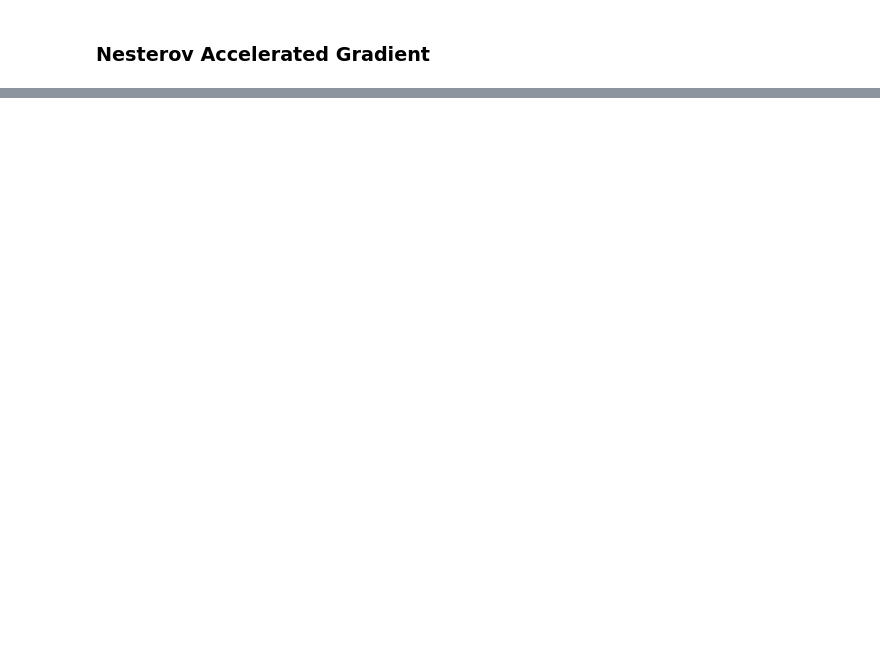
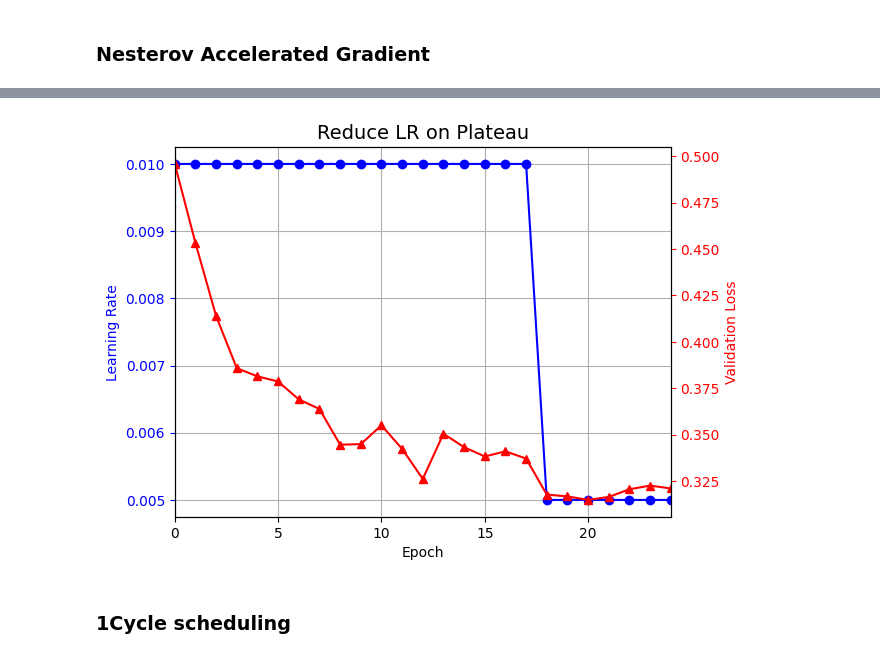
Before and after one commit to sayedgamal99/Data-Science, a Jupyter notebook: Educational/Hands-On-Machine-Learning/CH11 Training Deep Neural Networks/notebook.ipynb, the cells around one changed output, grey strips where cells are left out. Drawn from its saved outputs; the diff is of its cells as text; code cells hidden in the pictures; blank space fills up the shorter version.

```diff
--- a/Educational/Hands-On-Machine-Learning/CH11 Training Deep Neural Networks/notebook.ipynb
+++ b/Educational/Hands-On-Machine-Learning/CH11 Training Deep Neural Networks/notebook.ipynb
@@ -192,7 +199,7 @@ _________________________________________________________________
  ('batch_normalization/moving_variance:0', False)]
 # %%
 model.compile(loss="sparse_categorical_crossentropy", optimizer="sgd",
-              metrics="accuracy")
-model.fit(X_train, y_train, epochs=2, validation_data=(X_valid, y_valid))
+            metrics="accuracy")
+model.fit(X_train, y_train, epochs=2, validation_data=(X_valid, y_valid),batch_size=64)
 # %% [output]
 Epoch 1/2
@@ -508,0 +971,16 @@ Epoch 10/10
+# %%
+# extra code – use a tf.keras.callbacks.LearningRateScheduler like earlier
+
+n_epochs = 25
+
+lr_scheduler = tf.keras.callbacks.LearningRateScheduler(piecewise_constant_fn)
+
+model = build_model()
+optimizer = tf.keras.optimizers.Nadam(learning_rate=lr0)
+model.compile(loss="sparse_categorical_crossentropy", optimizer=optimizer,
+              metrics=["accuracy"])
+history = model.fit(X_train, y_train, epochs=n_epochs,
+                    validation_data=(X_valid, y_valid),
+                    callbacks=[lr_scheduler],
+                    # initial_epoch=19
+                    )
@@ -508,0 +1018,10 @@ Epoch 10/10
+# %%
+model = build_model()
+optimizer = tf.keras.optimizers.SGD(learning_rate=lr0)
+model.compile(loss="sparse_categorical_crossentropy", optimizer=optimizer,
+              metrics=["accuracy"])
+# %%
+lr_scheduler = tf.keras.callbacks.ReduceLROnPlateau(factor=0.5, patience=5)
+history = model.fit(X_train, y_train, epochs=n_epochs,
+                    validation_data=(X_valid, y_valid),
+                    callbacks=[lr_scheduler])
@@ -508,0 +1046,19 @@ Epoch 10/10
+# %%
+plt.plot(history.epoch, history.history["lr"], "bo-")
+plt.xlabel("Epoch")
+plt.ylabel("Learning Rate", color='b')
+plt.tick_params('y', colors='b')
+plt.gca().set_xlim(0, n_epochs - 1)
+plt.grid(True)
+
+ax2 = plt.gca().twinx()
+ax2.plot(history.epoch, history.history["val_loss"], "r^-")
+ax2.set_ylabel('Validation Loss', color='r')
+ax2.tick_params('y', colors='r')
+
+plt.title("Reduce LR on Plateau", fontsize=14)
+plt.show()
+# %% [output]
+[figure, added]
+# %% [markdown]
+### 1Cycle scheduling
```
Also changed, not shown: parts of 104 cells of this notebook.
